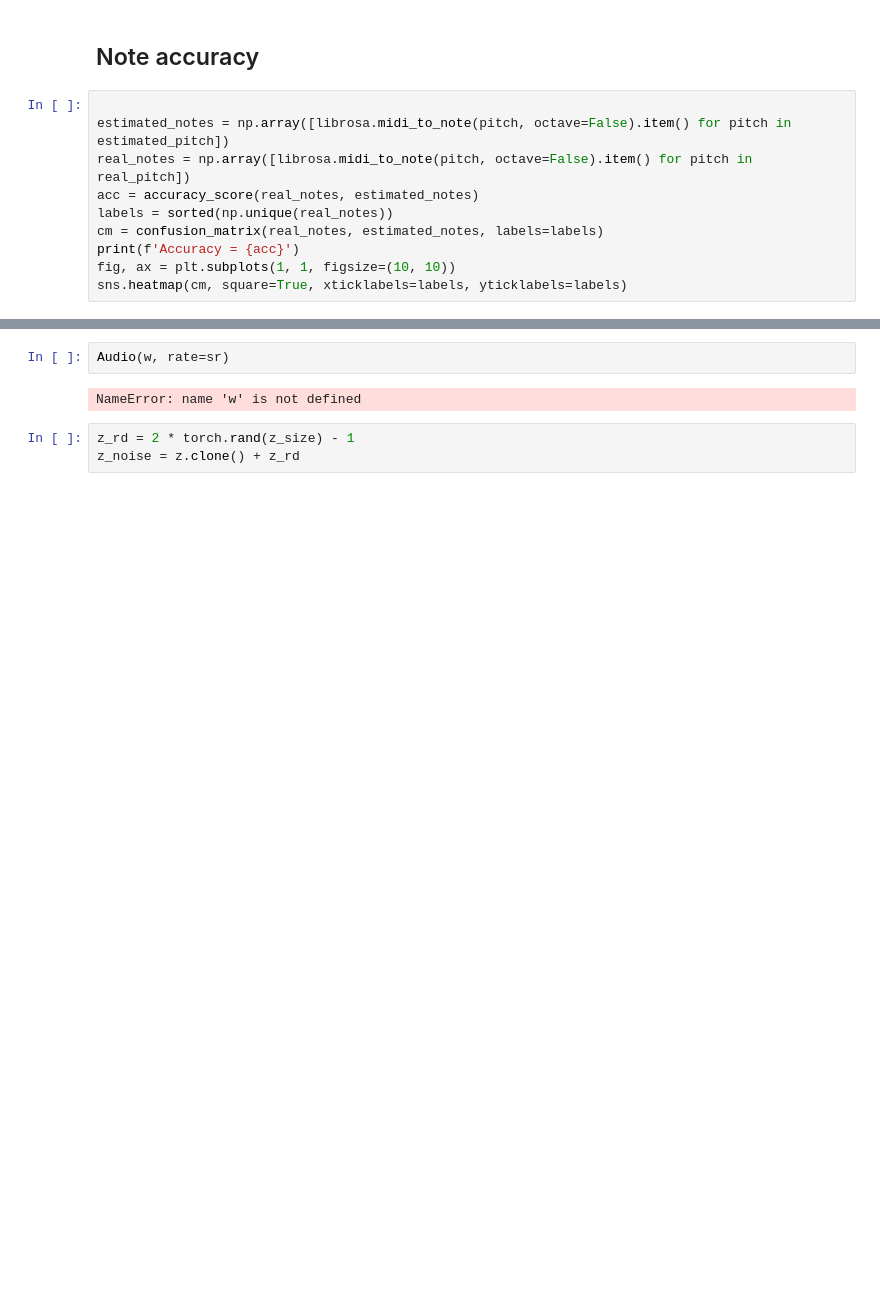
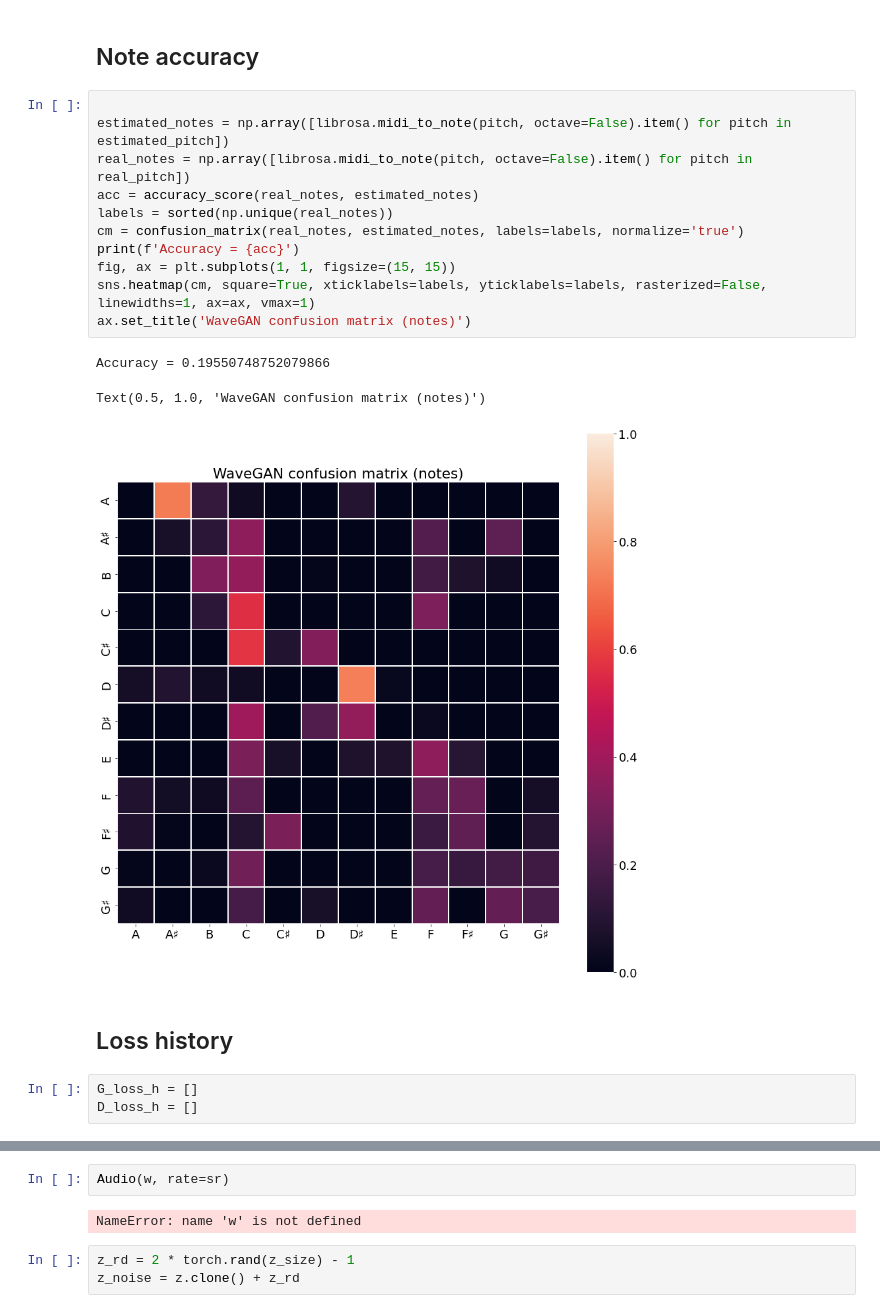
Before and after one commit to ElisaTroschka/GANs-Conditional-Audio-Synthesis, a Jupyter notebook: test_wave.ipynb, the cells around one changed output, grey strips where cells are left out. Drawn from its saved outputs; the diff is of its cells as text; blank space fills up the shorter version.

```diff
--- a/test_wave.ipynb
+++ b/test_wave.ipynb
@@ -216,10 +230,20 @@ real_pitch = torch.cat(real_pitch)
 # %%
 
 estimated_notes = np.array([librosa.midi_to_note(pitch, octave=False).item() for pitch in estimated_pitch])
 real_notes = np.array([librosa.midi_to_note(pitch, octave=False).item() for pitch in real_pitch])
 acc = accuracy_score(real_notes, estimated_notes)
 labels = sorted(np.unique(real_notes))
-cm = confusion_matrix(real_notes, estimated_notes, labels=labels)
+cm = confusion_matrix(real_notes, estimated_notes, labels=labels, normalize='true')
 print(f'Accuracy = {acc}')
-fig, ax = plt.subplots(1, 1, figsize=(10, 10))
-sns.heatmap(cm, square=True, xticklabels=labels, yticklabels=labels)
+fig, ax = plt.subplots(1, 1, figsize=(15, 15))
+sns.heatmap(cm, square=True, xticklabels=labels, yticklabels=labels, rasterized=False, linewidths=1, ax=ax, vmax=1)
+ax.set_title('WaveGAN confusion matrix (notes)')
+# %% [output]
+Accuracy = 0.19550748752079866
+Text(0.5, 1.0, 'WaveGAN confusion matrix (notes)')
+[figure, added]
+# %% [markdown]
+## Loss history
+# %%
+G_loss_h = []
+D_loss_h = []
```
Also changed, not shown: parts of 12 cells of this notebook, 1 other file.
